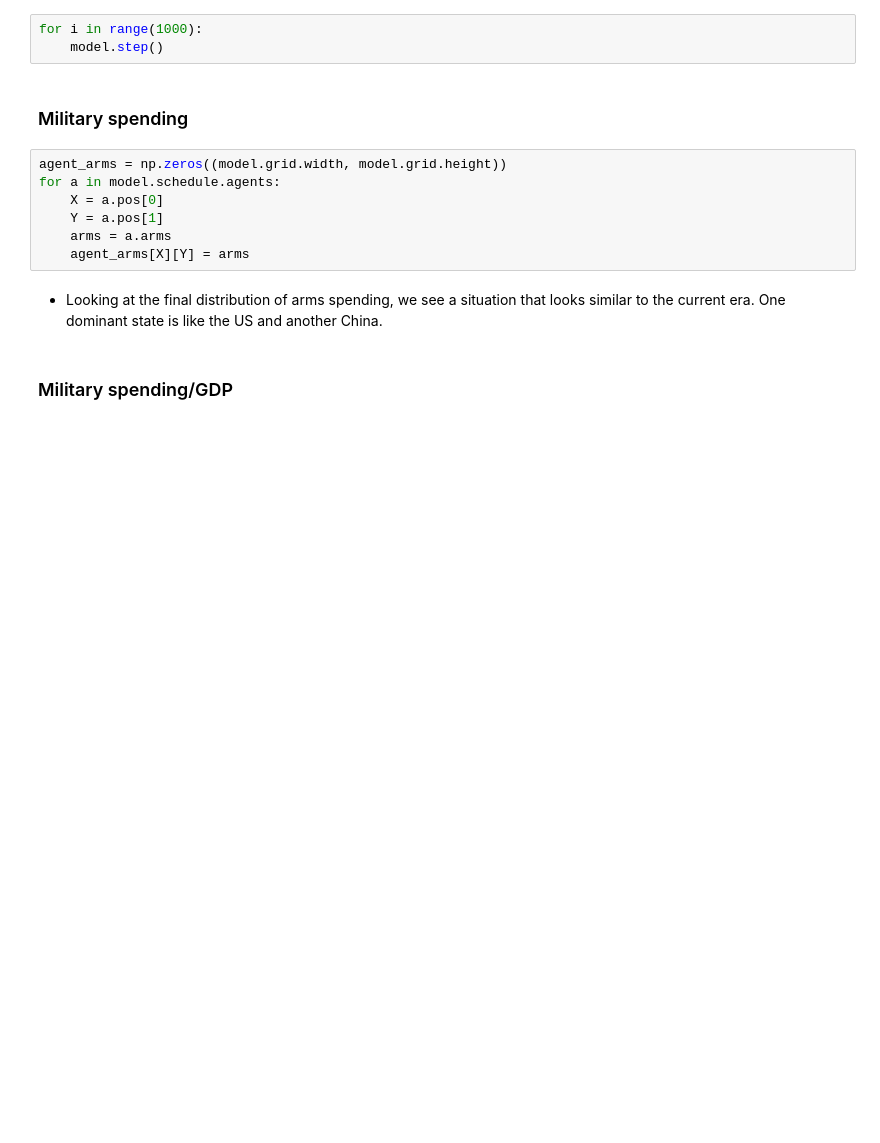
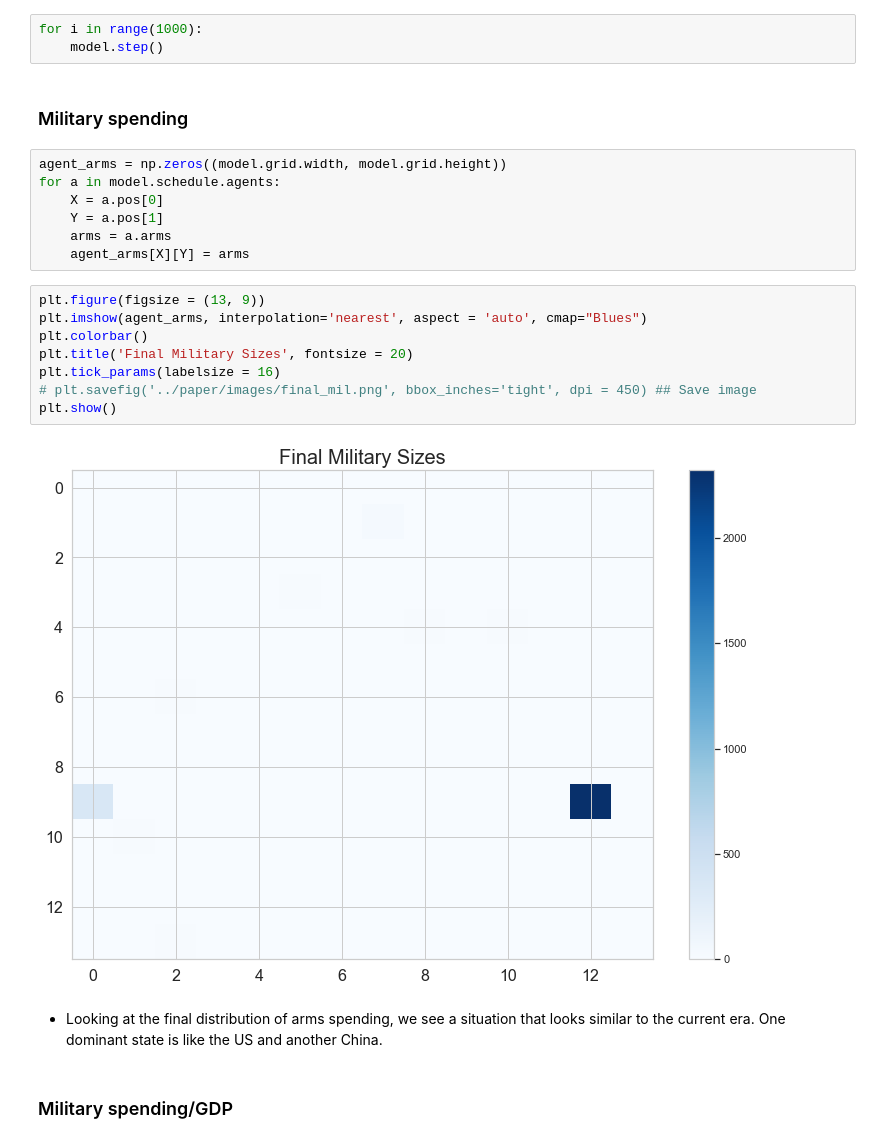
Before and after one commit to dnkent/gb-tradeoff-model, a Jupyter notebook: model/Guns-Butter-Model.ipynb, the cells around one changed output. Drawn from its saved outputs; the diff is of its cells as text; blank space fills up the shorter version.

```diff
--- a/model/Guns-Butter-Model.ipynb
+++ b/model/Guns-Butter-Model.ipynb
@@ -155,6 +155,16 @@ for a in model.schedule.agents:
     Y = a.pos[1]
     arms = a.arms
     agent_arms[X][Y] = arms
+# %%
+plt.figure(figsize = (13, 9))
+plt.imshow(agent_arms, interpolation='nearest', aspect = 'auto', cmap="Blues")
+plt.colorbar()
+plt.title('Final Military Sizes', fontsize = 20)
+plt.tick_params(labelsize = 16)
+# plt.savefig('../paper/images/final_mil.png', bbox_inches='tight', dpi = 450) ## Save image
+plt.show()
+# %% [output]
+[figure, added]
 # %% [markdown]
 + Looking at the final distribution of arms spending, we see a situation that looks similar to the current era. One dominant state is like the US and another China.
 # %% [markdown]
```
Also changed, not shown: parts of 9 cells of this notebook, 36 other files.
